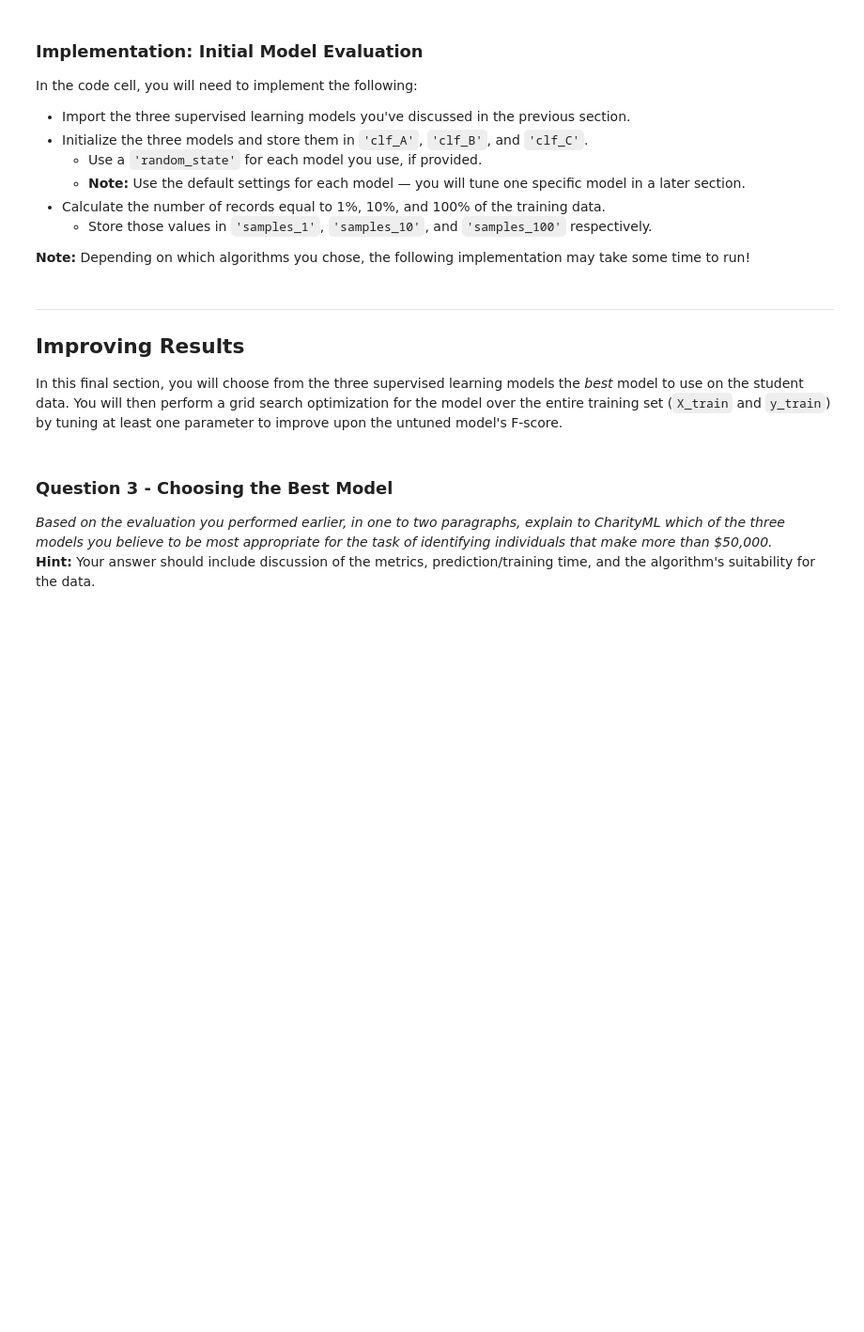
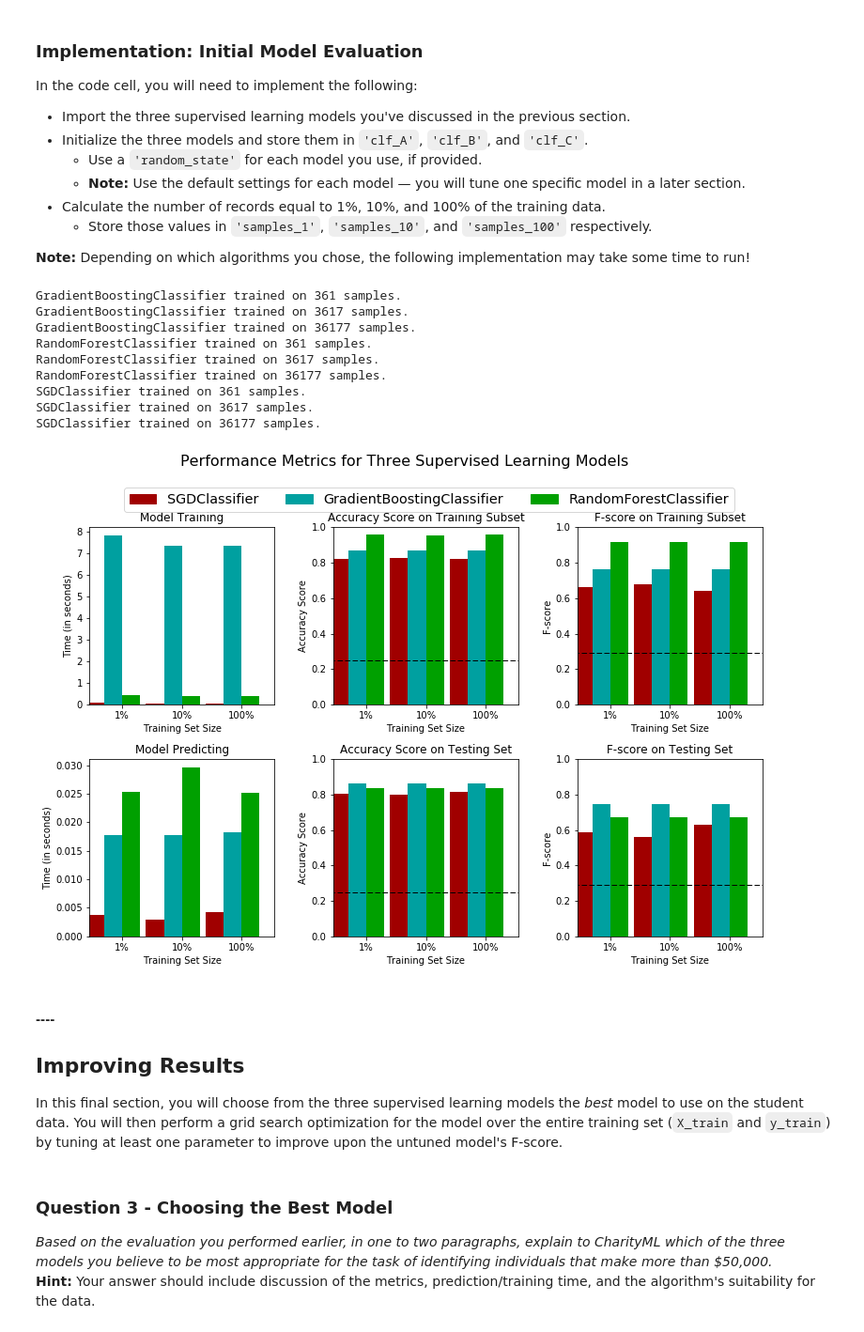
Before and after one commit to arjunmitrareddy/ML---Finding-Charity-Donors, a Jupyter notebook: finding_donors.ipynb, the cells around one changed output. Shown at 94% size. Cells and saved outputs as stored; diff of their text form; code cells hidden in the pictures; blank space fills up the shorter version.

```diff
--- a/finding_donors.ipynb
+++ b/finding_donors.ipynb
@@ -128,10 +139,10 @@ Additionally, as with the non-numeric features, we need to convert the non-numer
    - Set records with "<=50K" to `0` and records with ">50K" to `1`.
 # %%
 # TODO: One-hot encode the 'features_raw' data using pandas.get_dummies()
-features = None
+features = pd.get_dummies(features_raw)
 
 # TODO: Encode the 'income_raw' data to numerical values
-income = None
+income = income_raw.apply(lambda x: 0 if x == '<=50K' else 1)
 
 # Print the number of features after one-hot encoding
 encoded = list(features.columns)
@@ -212,8 +284,10 @@ In the code block below, you will need to implement the following:
    - Make sure that you set the `beta` parameter!
 # %%
 # TODO: Import two metrics from sklearn - fbeta_score and accuracy_score
+from sklearn.metrics import accuracy_score
+from sklearn.metrics import fbeta_score
 
-def train_predict(learner, sample_size, X_train, y_train, X_test, y_test):
+def train_predict(learner, sample_size, X_train, Y_train, X_test, Y_test):
     '''
     inputs:
        - learner: the learning algorithm to be trained and predicted on
@@ -226,35 +300,37 @@ def train_predict(learner, sample_size, X_train, y_train, X_test, y_test):
 
     results = {}
 
+    samples_size_array = np.empty(len(Y_train))
+    samples_size_array.fill(sample_size)
     # TODO: Fit the learner to the training data using slicing with 'sample_size'
     start = time() # Get start time
-    learner = None
+    learner.fit(X_train, Y_train, sample_weight=samples_size_array)
     end = time() # Get end time
 
     # TODO: Calculate the training time
-    results['train_time'] = None
+    results['train_time'] = end - start
 
     # TODO: Get the predictions on the test set,
     #       then get predictions on the first 300 training samples
     start = time() # Get start time
-    predictions_test = None
-    predictions_train = None
+    predictions_test = learner.predict(X_test)
+    predictions_train = learner.predict(X_train[:300])
     end = time() # Get end time
 
     # TODO: Calculate the total prediction time
-    results['pred_time'] = None
+    results['pred_time'] = end - start
 
     # TODO: Compute accuracy on the first 300 training samples
-    results['acc_train'] = None
+    results['acc_train'] = accuracy_score(Y_train[:300], predictions_train)
 
     # TODO: Compute accuracy on test set
-    results['acc_test'] = None
+    results['acc_test'] = accuracy_score(Y_test, predictions_test)
 
     # TODO: Compute F-score on the the first 300 training samples
-    results['f_train'] = None
+    results['f_train'] = fbeta_score(Y_train[:300], predictions_train, average='binary', beta=0.5)
 
     # TODO: Compute F-score on the test set
-    results['f_test'] = None
+    results['f_test'] = fbeta_score(Y_test, predictions_test, average='binary', beta=0.5)
 
     # Success
     print "{} trained on {} samples.".format(learner.__class__.__name__, sample_size)
@@ -274,30 +350,43 @@ In the code cell, you will need to implement the following:
 **Note:** Depending on which algorithms you chose, the following implementation may take some time to run!
 # %%
 # TODO: Import the three supervised learning models from sklearn
+from sklearn.ensemble import RandomForestClassifier
+from sklearn.ensemble import GradientBoostingClassifier
+from sklearn.linear_model import SGDClassifier
 
 # TODO: Initialize the three models
-clf_A = None
-clf_B = None
-clf_C = None
+clf_A = GradientBoostingClassifier(random_state=10)
+clf_B = RandomForestClassifier(random_state=10)
+clf_C = SGDClassifier(random_state=10)
 
 # TODO: Calculate the number of samples for 1%, 10%, and 100% of the training data
-samples_1 = None
-samples_10 = None
-samples_100 = None
+samples_1 = int(len(y_train)/100)
+samples_10 = int((len(y_train) * 10)/100)
+samples_100 = len(y_train)
 
 # Collect results on the learners
 results = {}
 for clf in [clf_A, clf_B, clf_C]:
     clf_name = clf.__class__.__name__
     results[clf_name] = {}
     for i, samples in enumerate([samples_1, samples_10, samples_100]):
         results[clf_name][i] = \
         train_predict(clf, samples, X_train, y_train, X_test, y_test)
-
 # Run metrics visualization for the three supervised learning models chosen
 vs.evaluate(results, accuracy, fscore)
+# %% [output]
+GradientBoostingClassifier trained on 361 samples.
+GradientBoostingClassifier trained on 3617 samples.
+GradientBoostingClassifier trained on 36177 samples.
+RandomForestClassifier trained on 361 samples.
+RandomForestClassifier trained on 3617 samples.
+RandomForestClassifier trained on 36177 samples.
+SGDClassifier trained on 361 samples.
+SGDClassifier trained on 3617 samples.
+SGDClassifier trained on 36177 samples.
+[figure, added]
 # %% [markdown]
-----
+##### ----
 ## Improving Results
 In this final section, you will choose from the three supervised learning models the *best* model to use on the student data. You will then perform a grid search optimization for the model over the entire training set (`X_train` and `y_train`) by tuning at least one parameter to improve upon the untuned model's F-score.
 # %% [markdown]
```
Also changed, not shown: parts of 26 cells of this notebook, 2 other files.
